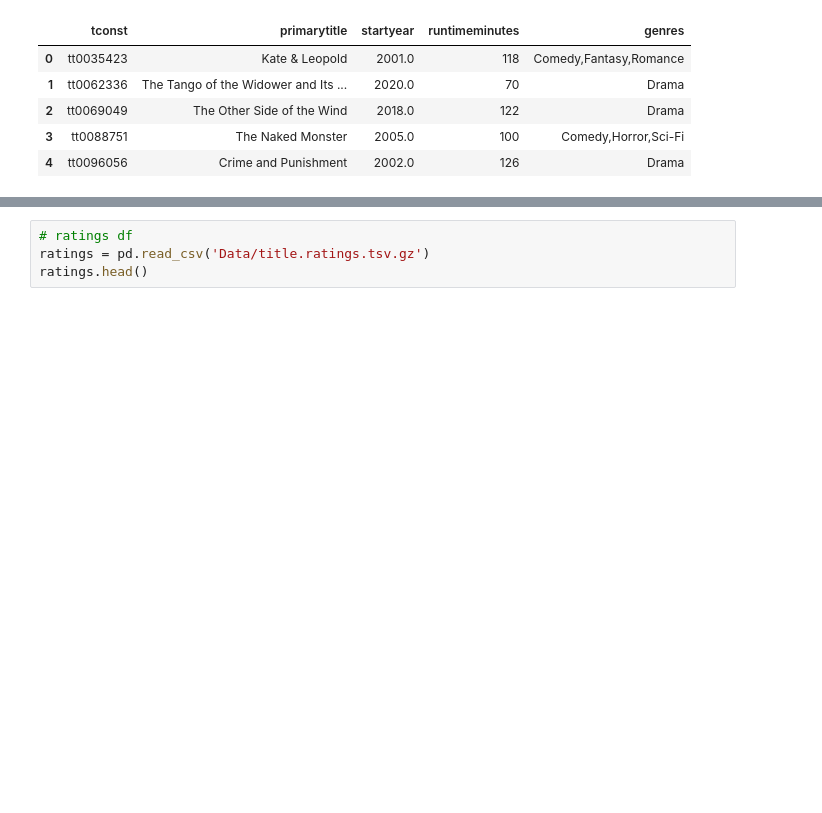
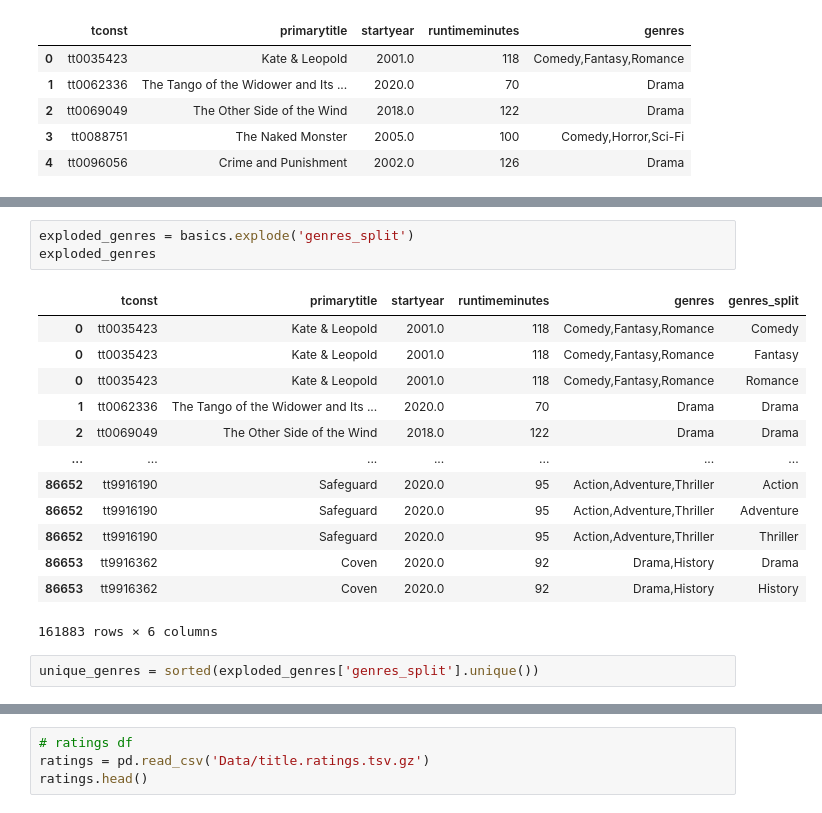
Before and after one commit to pmontecinos23/IMDb-Enrichment, a Jupyter notebook: Untitled.ipynb, the cells around one changed output, grey strips where cells are left out. Saved outputs shown, nothing was run; the diff lists cells and outputs as text; blank space fills up the shorter version.

```diff
--- a/Untitled.ipynb
+++ b/Untitled.ipynb
@@ -29,0 +48,19 @@ basics.head()
+# %%
+exploded_genres = basics.explode('genres_split')
+exploded_genres
+# %% [output]
+|  | tconst | primarytitle | startyear | runtimeminutes | genres | genres_split |
+| 0 | tt0035423 | Kate & Leopold | 2001.0 | 118 | Comedy,Fantasy,Romance | Comedy |
+| 0 | tt0035423 | Kate & Leopold | 2001.0 | 118 | Comedy,Fantasy,Romance | Fantasy |
+| 0 | tt0035423 | Kate & Leopold | 2001.0 | 118 | Comedy,Fantasy,Romance | Romance |
+| 1 | tt0062336 | The Tango of the Widower and Its ... | 2020.0 | 70 | Drama | Drama |
+| 2 | tt0069049 | The Other Side of the Wind | 2018.0 | 122 | Drama | Drama |
+| ... | ... | ... | ... | ... | ... | ... |
+| 86652 | tt9916190 | Safeguard | 2020.0 | 95 | Action,Adventure,Thriller | Action |
+| 86652 | tt9916190 | Safeguard | 2020.0 | 95 | Action,Adventure,Thriller | Adventure |
+| 86652 | tt9916190 | Safeguard | 2020.0 | 95 | Action,Adventure,Thriller | Thriller |
+| 86653 | tt9916362 | Coven | 2020.0 | 92 | Drama,History | Drama |
+| 86653 | tt9916362 | Coven | 2020.0 | 92 | Drama,History | History |
+161883 rows × 6 columns
+# %%
+unique_genres = sorted(exploded_genres['genres_split'].unique())
```
Also changed, not shown: parts of 6 cells of this notebook.
